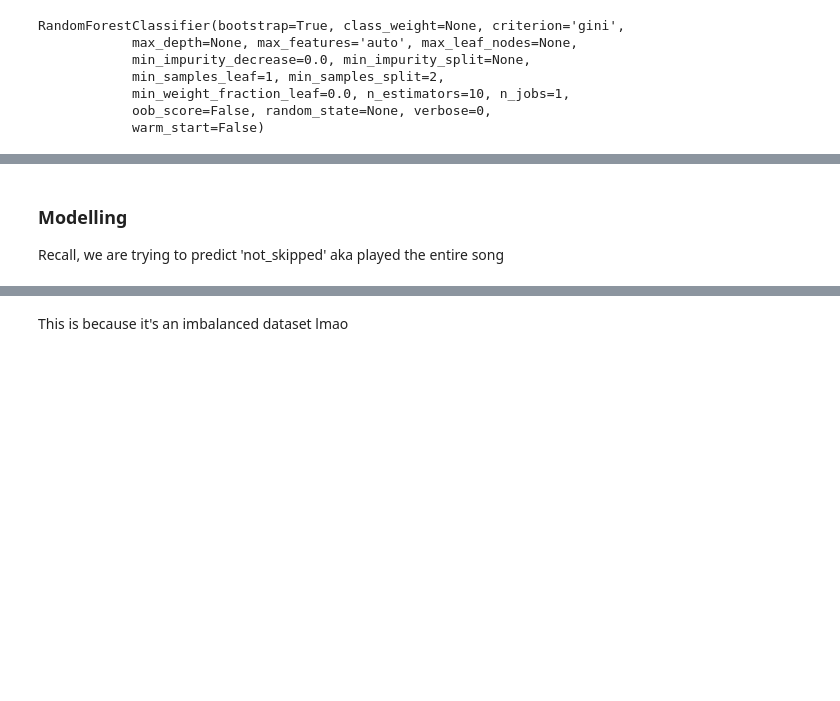
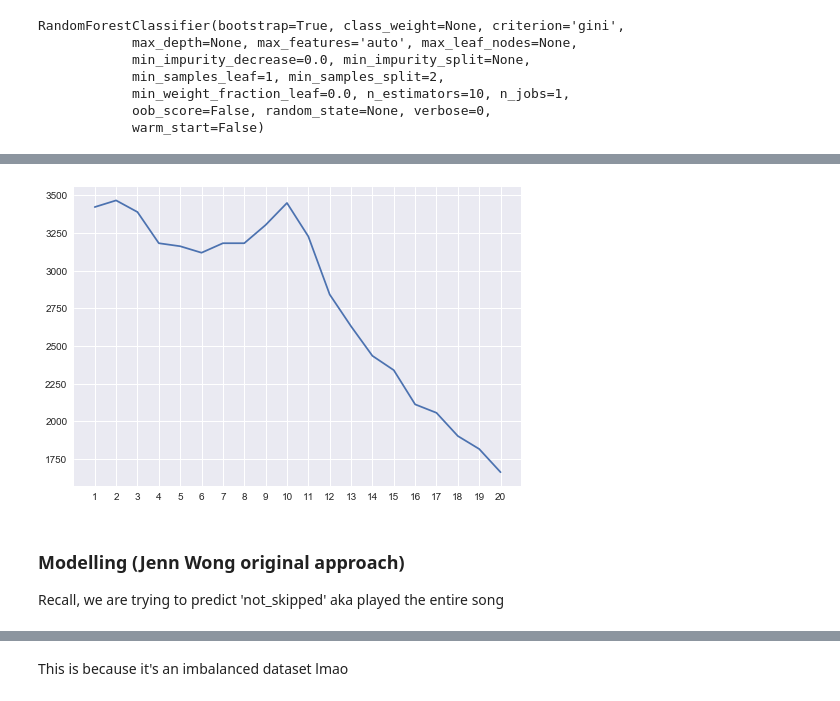
Before and after one commit to cjenniferwong/spotify_skip_predictor, a Jupyter notebook: Initial_EDA_jennwong.ipynb, the cells around one changed output, grey strips where cells are left out. Cells and saved outputs as stored; diff of their text form; code cells hidden in the pictures; blank space fills up the shorter version.

Commit message:
what are important features for skipping a song

```diff
--- a/Initial_EDA_jennwong.ipynb
+++ b/Initial_EDA_jennwong.ipynb
@@ -245,5 +308,11 @@ sorted(zip(grid.feature_importances_, features.columns), reverse=True)
+# %%
+# do you know what this is plotting
+plt.plot(log_mini_no_process.groupby('session_position')['not_skipped'].sum())
+plt.xticks(range(1,21));
+# %% [output]
+[figure, added]
 # %% [markdown]
-### Modelling
+### Modelling (Jenn Wong original approach)
 
 Recall, we are trying to predict 'not_skipped' aka played the entire song
 # %%
```
Also changed, not shown: parts of 22 cells of this notebook, 1 other file.
